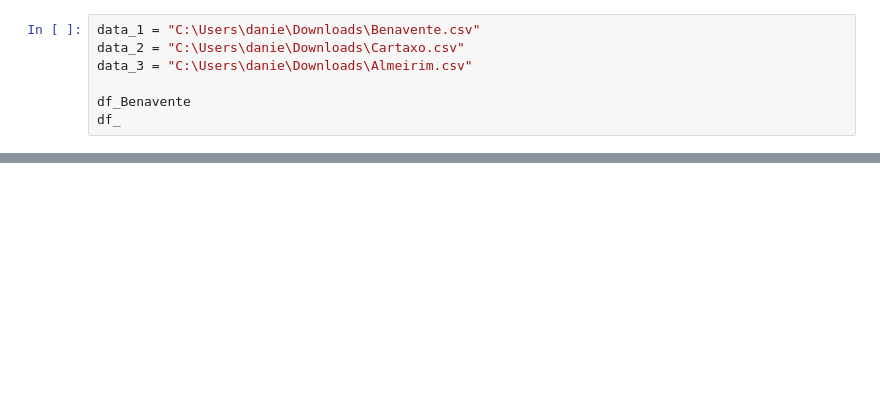
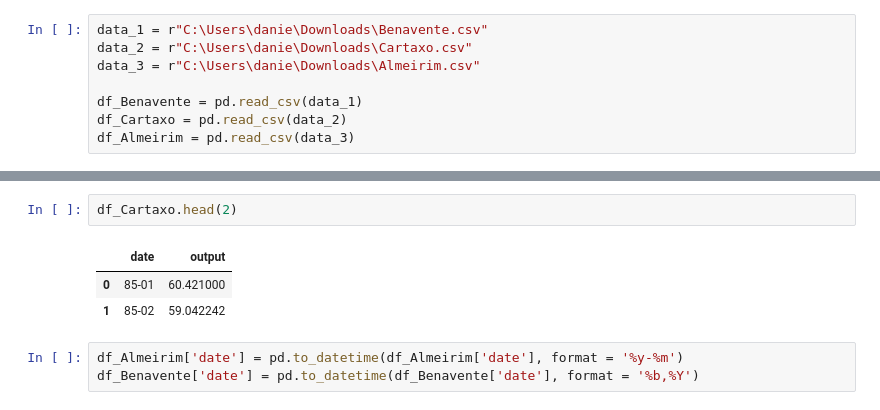
Before and after one commit to davo1176/adpro25, a Jupyter notebook: trial_and_error_Exam2024.ipynb, the cells around one changed output, grey strips where cells are left out. Cells and saved outputs as stored; diff of their text form; blank space fills up the shorter version.

```diff
--- a/trial_and_error_Exam2024.ipynb
+++ b/trial_and_error_Exam2024.ipynb
@@ -21,7 +7,8 @@ ModuleNotFoundError: No module named 'matplotlib.pylot'
 # %%
-data_1 = "C:\Users\danie\Downloads\Benavente.csv"
-data_2 = "C:\Users\danie\Downloads\Cartaxo.csv"
-data_3 = "C:\Users\danie\Downloads\Almeirim.csv"
+data_1 = r"C:\Users\danie\Downloads\Benavente.csv"
+data_2 = r"C:\Users\danie\Downloads\Cartaxo.csv"
+data_3 = r"C:\Users\danie\Downloads\Almeirim.csv"
 
-df_Benavente
-df_
+df_Benavente = pd.read_csv(data_1)
+df_Cartaxo = pd.read_csv(data_2)
+df_Almeirim = pd.read_csv(data_3)
@@ -27,0 +27,9 @@ df_
+# %%
+df_Cartaxo.head(2)
+# %% [output]
+|  | date | output |
+| 0 | 85-01 | 60.421000 |
+| 1 | 85-02 | 59.042242 |
+# %%
+df_Almeirim['date'] = pd.to_datetime(df_Almeirim['date'], format = '%y-%m')
+df_Benavente['date'] = pd.to_datetime(df_Benavente['date'], format = '%b,%Y')
```
Also changed, not shown: parts of 6 cells of this notebook, 12 other files.
